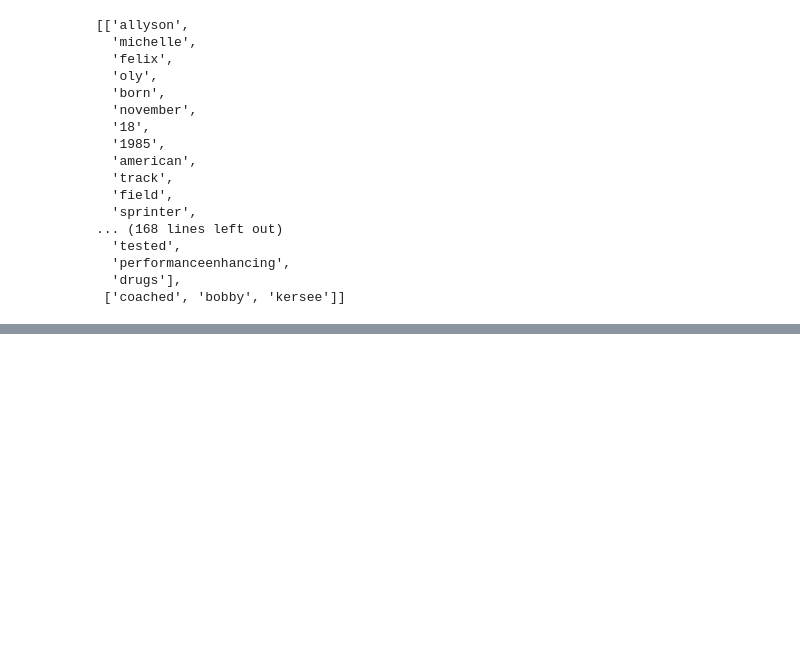
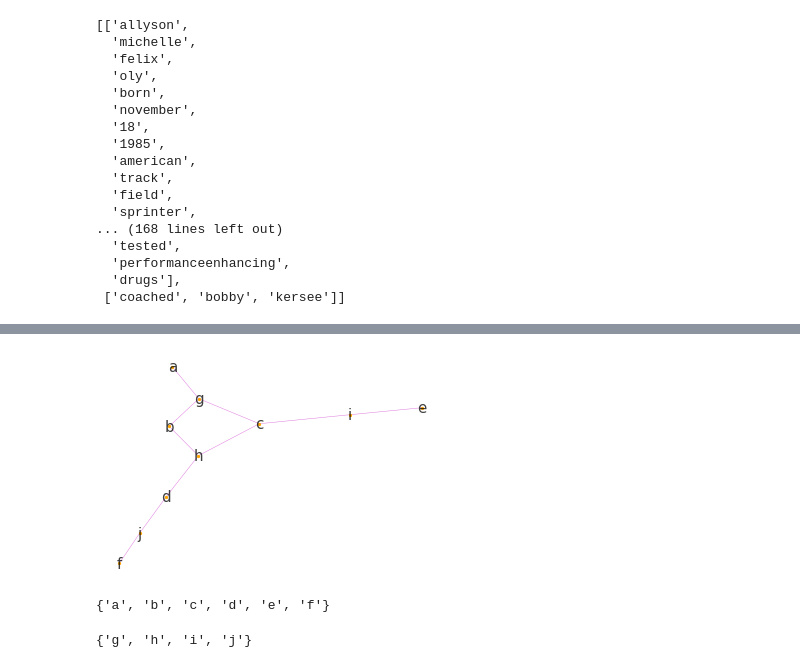
Before and after one commit to javiervz/network_science, a Jupyter notebook: graphs.ipynb, the cells around one changed output, grey strips where cells are left out. Saved outputs shown, nothing was run; the diff lists cells and outputs as text; code cells hidden in the pictures; blank space fills up the shorter version.

```diff
--- a/graphs.ipynb
+++ b/graphs.ipynb
@@ -451,0 +454,10 @@ plot_graph(B)
+# %%
+## a simple example
+B = nx.Graph() ## graph!
+B.add_nodes_from(['a','b','c','d','e','f'], bipartite=0)
+B.add_nodes_from(['g','h','i','j'], bipartite=1)
+B.add_edges_from([('a','g'),('b','g'),('b','h'),('c','g'),('c','h'),('c','i'),('d','h'),('d','j'),('e','i'),('f','j')])
+# %%
+plot_graph(B,15)
+# %% [output]
+[figure, added]
@@ -451,0 +466,8 @@ plot_graph(B)
+# %%
+bottom_nodes
+# %% [output]
+{'a', 'b', 'c', 'd', 'e', 'f'}
+# %%
+top_nodes
+# %% [output]
+{'g', 'h', 'i', 'j'}
```
Also changed, not shown: parts of 5 cells of this notebook.
